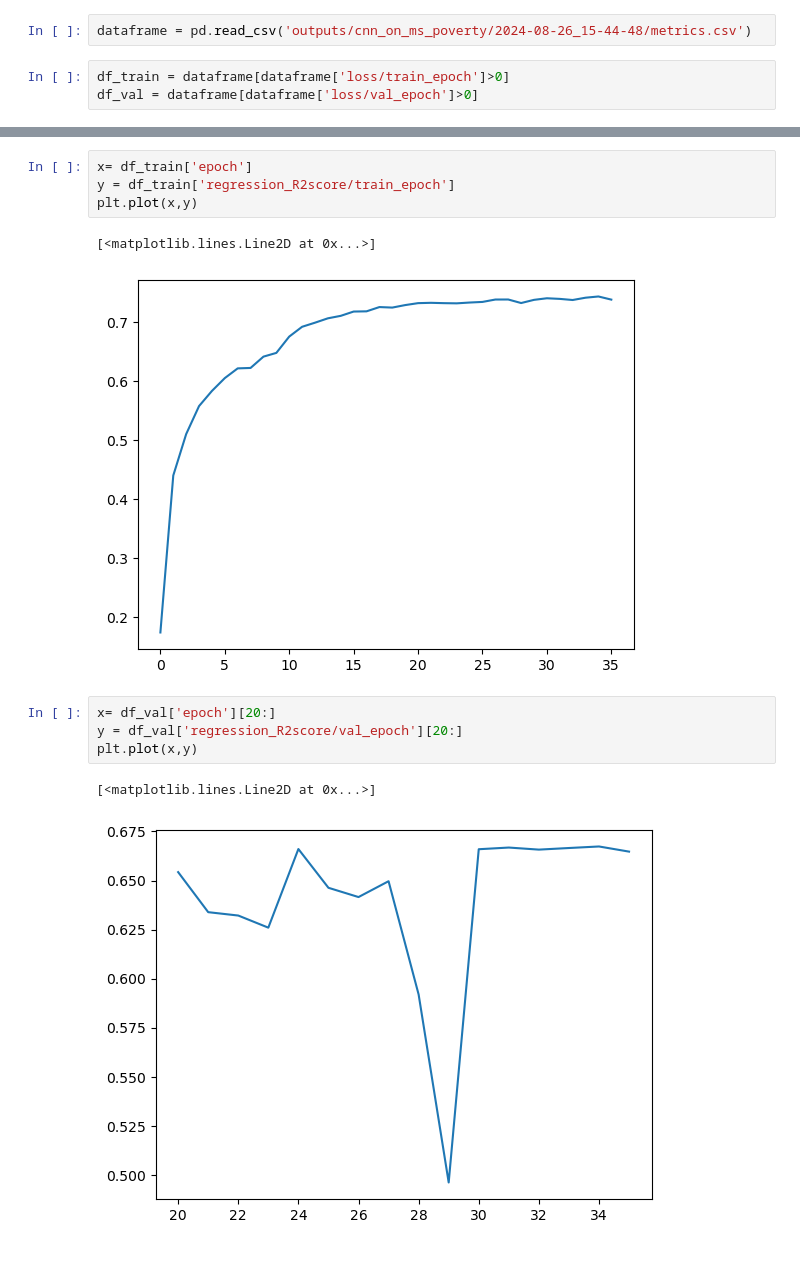
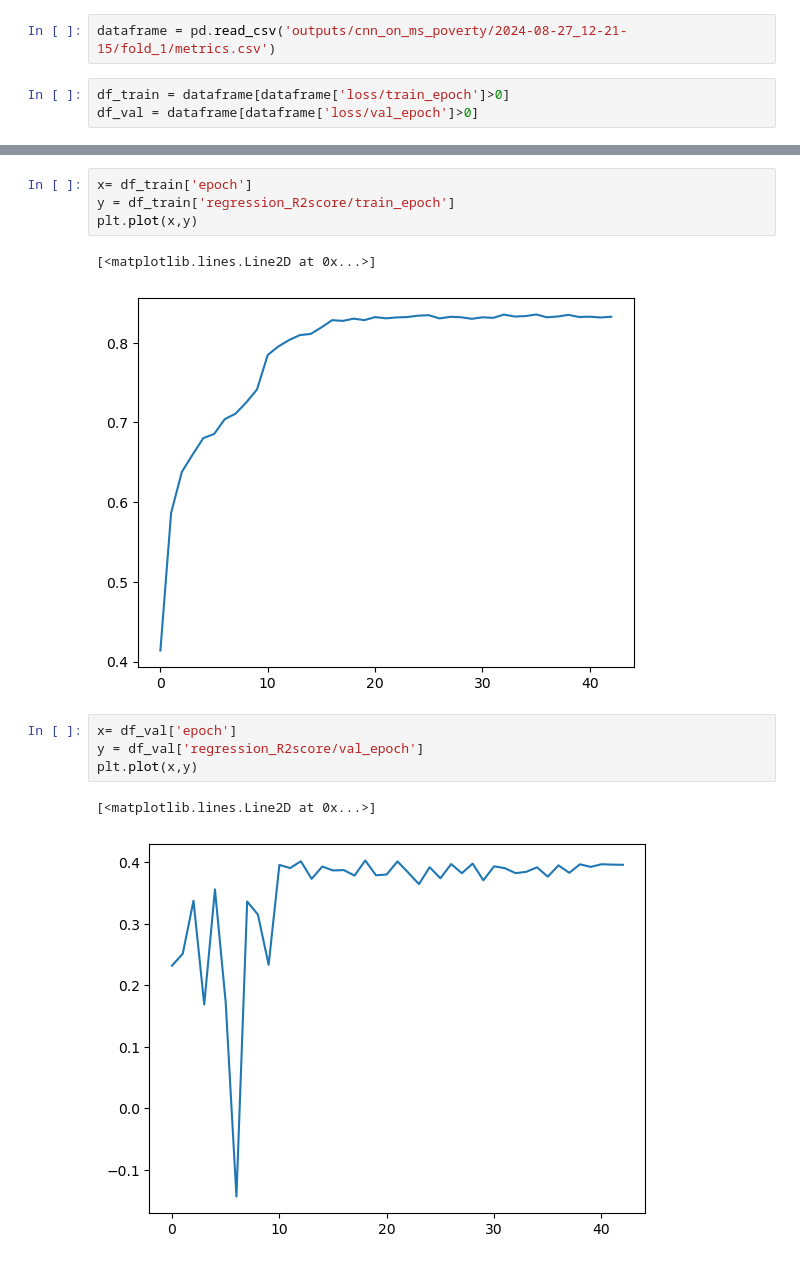
Before and after one commit to plantnet/malpolon, a Jupyter notebook: launch.ipynb, the cells around one changed output, grey strips where cells are left out. Saved outputs shown, nothing was run; the diff lists cells and outputs as text.

Commit message:
random split and DHS fold + test_split

```diff
--- a/launch.ipynb
+++ b/launch.ipynb
@@ -36,7 +36,7 @@ import matplotlib.pyplot as plt
 import pandas as pd
 %matplotlib inline
 # %%
-dataframe = pd.read_csv('outputs/cnn_on_ms_poverty/2024-08-26_15-44-48/metrics.csv')
+dataframe = pd.read_csv('outputs/cnn_on_ms_poverty/2024-08-27_12-21-15/fold_1/metrics.csv')
 # %%
 df_train = dataframe[dataframe['loss/train_epoch']>0]
 df_val = dataframe[dataframe['loss/val_epoch']>0]
@@ -60,11 +60,11 @@ y = df_train['regression_R2score/train_epoch']
 plt.plot(x,y)
 # %% [output]
 [<matplotlib.lines.Line2D at 0x...>]
-[figure, old version]
+[figure, new version]
 # %%
-x= df_val['epoch'][20:]
-y = df_val['regression_R2score/val_epoch'][20:]
+x= df_val['epoch']
+y = df_val['regression_R2score/val_epoch']
 plt.plot(x,y)
 # %% [output]
 [<matplotlib.lines.Line2D at 0x...>]
-[figure, old version]
+[figure, new version]
```
Also changed, not shown: parts of 3 cells of this notebook, 5 other files.
